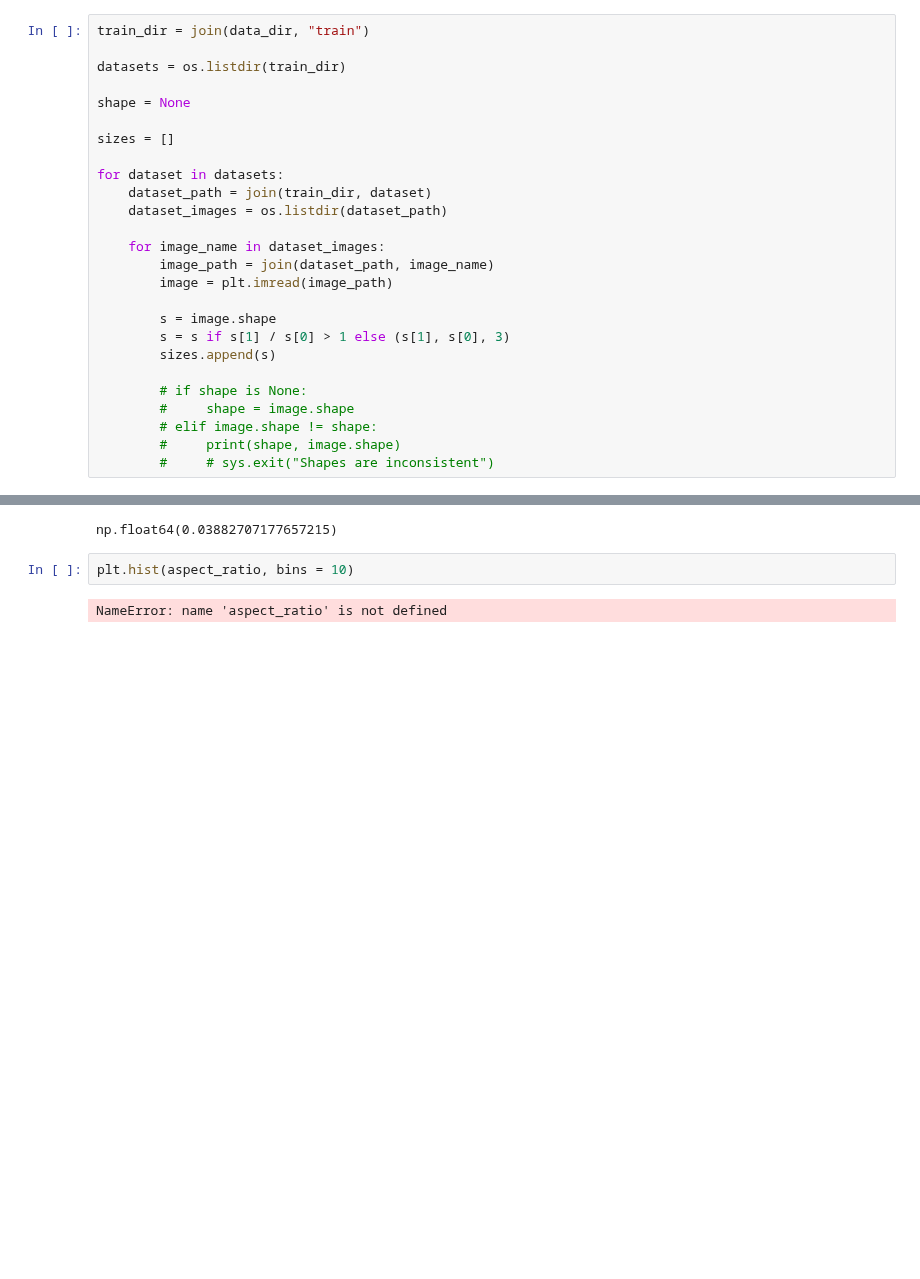
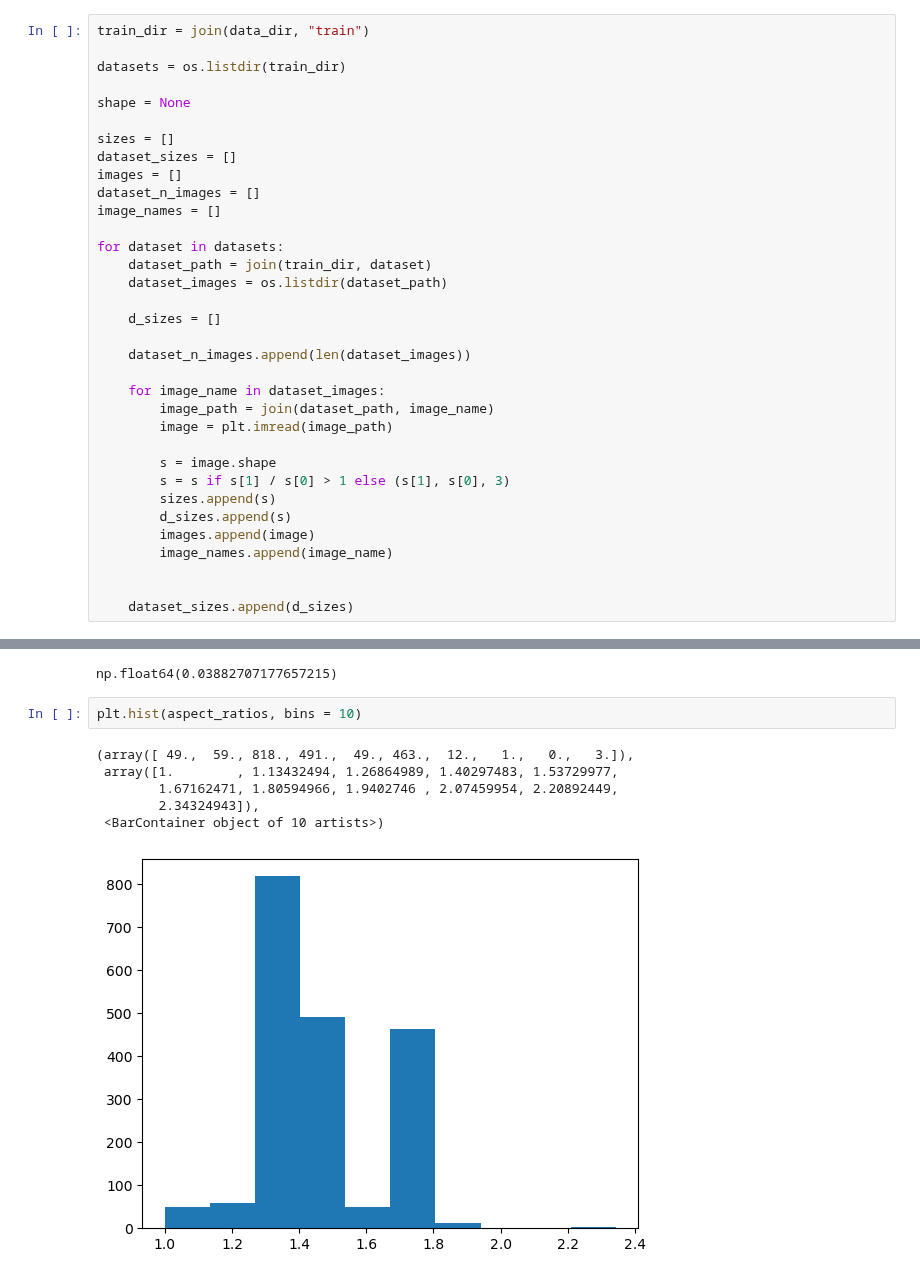
Before and after one commit to saumya-pailwan/image-matching-2025, a Jupyter notebook: playground.ipynb, the cells around one changed output, grey strips where cells are left out. Saved outputs shown, nothing was run; the diff lists cells and outputs as text; blank space fills up the shorter version.

```diff
--- a/playground.ipynb
+++ b/playground.ipynb
@@ -41,10 +24,18 @@ datasets = os.listdir(train_dir)
 shape = None
 
 sizes = []
+dataset_sizes = []
+images = []
+dataset_n_images = []
+image_names = []
 
 for dataset in datasets:
     dataset_path = join(train_dir, dataset)
     dataset_images = os.listdir(dataset_path)
+
+    d_sizes = []
+
+    dataset_n_images.append(len(dataset_images))
 
     for image_name in dataset_images:
         image_path = join(dataset_path, image_name)
@@ -53,9 +44,9 @@ for dataset in datasets:
         s = image.shape
         s = s if s[1] / s[0] > 1 else (s[1], s[0], 3)
         sizes.append(s)
+        d_sizes.append(s)
+        images.append(image)
+        image_names.append(image_name)
 
-        # if shape is None:
-        #     shape = image.shape
-        # elif image.shape != shape:
-        #     print(shape, image.shape)
-        #     # sys.exit("Shapes are inconsistent")
+
+    dataset_sizes.append(d_sizes)
@@ -75,6 +68,11 @@ aspect_ratios.var()
 # %% [output]
 np.float64(0.03882707177657215)
 # %%
-plt.hist(aspect_ratio, bins = 10)
+plt.hist(aspect_ratios, bins = 10)
 # %% [output]
-NameError: name 'aspect_ratio' is not defined
+(array([ 49.,  59., 818., 491.,  49., 463.,  12.,   1.,   0.,   3.]),
+ array([1.        , 1.13432494, 1.26864989, 1.40297483, 1.53729977,
+        1.67162471, 1.80594966, 1.9402746 , 2.07459954, 2.20892449,
+        2.34324943]),
+ <BarContainer object of 10 artists>)
+[figure, added]
```
Also changed, not shown: parts of 27 cells of this notebook, 6 other files.
